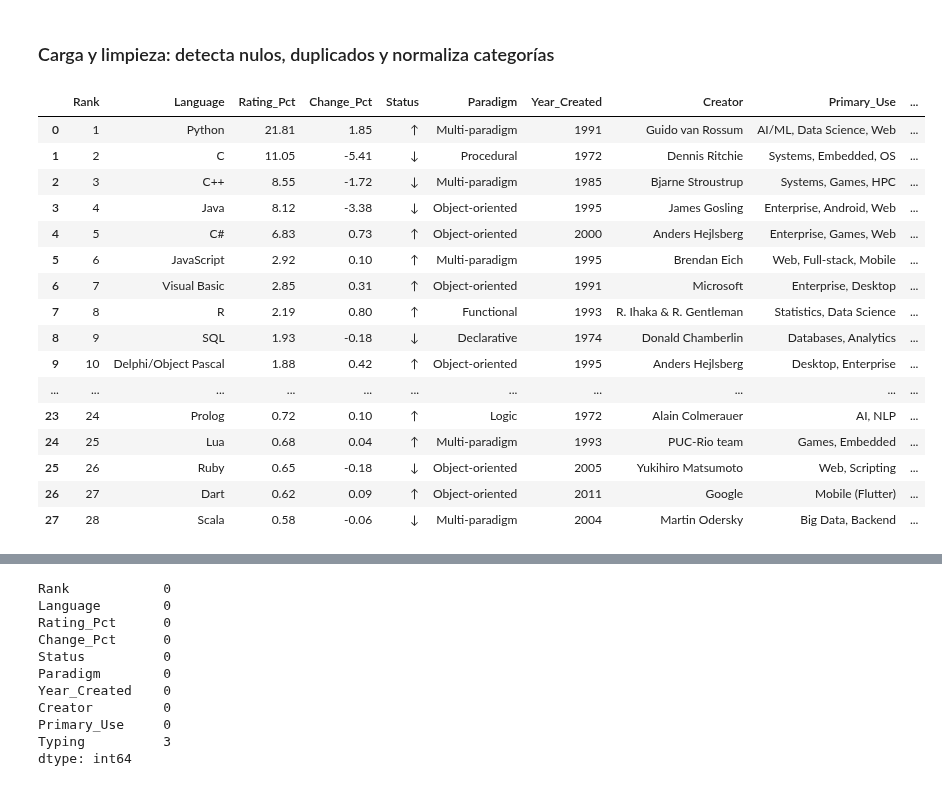
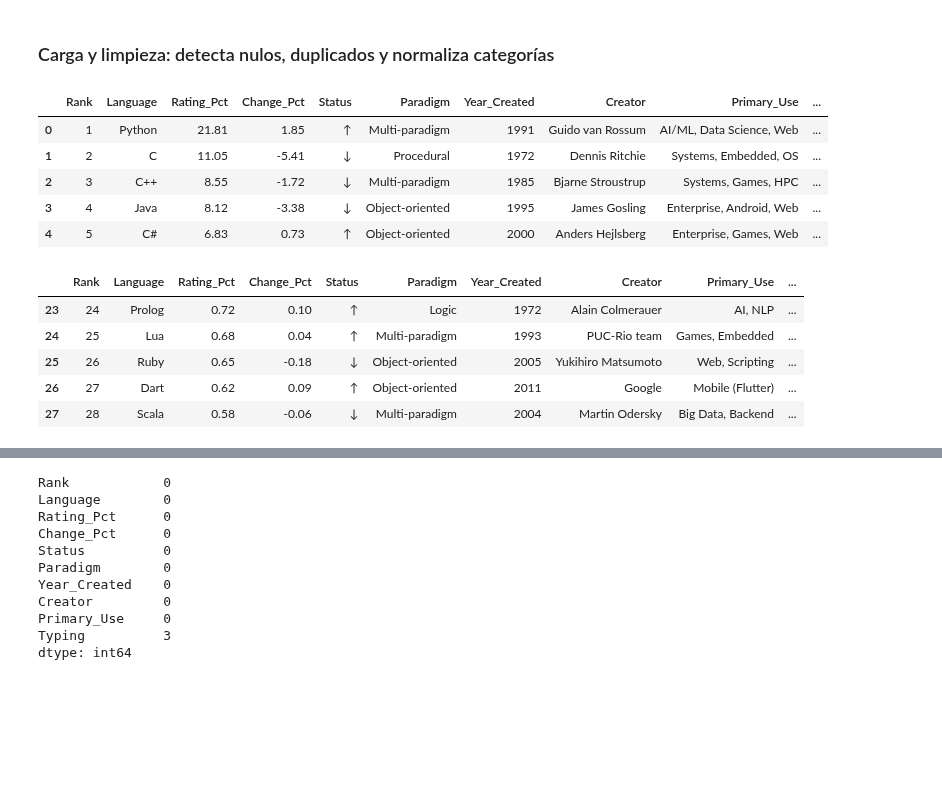
Before and after one commit to ppandomail/lp, a Jupyter notebook: doc/01-intro.ipynb, the cells around one changed output, grey strips where cells are left out. Saved outputs shown, nothing was run; the diff lists cells and outputs as text; code cells hidden in the pictures; blank space fills up the shorter version.

```diff
--- a/doc/01-intro.ipynb
+++ b/doc/01-intro.ipynb
@@ -288,22 +288,20 @@ import matplotlib.pyplot as plt
 ### Carga y limpieza: detecta nulos, duplicados y normaliza categorías
 # %%
 df = pd.read_csv('tiobe_index_feb_2026.csv')
-df
+df.head()
 # %% [output]
 |  | Rank | Language | Rating_Pct | Change_Pct | Status | Paradigm | Year_Created | Creator | Primary_Use | ... |
 | 0 | 1 | Python | 21.81 | 1.85 | ↑ | Multi-paradigm | 1991 | Guido van Rossum | AI/ML, Data Science, Web | ... |
 | 1 | 2 | C | 11.05 | -5.41 | ↓ | Procedural | 1972 | Dennis Ritchie | Systems, Embedded, OS | ... |
 | 2 | 3 | C++ | 8.55 | -1.72 | ↓ | Multi-paradigm | 1985 | Bjarne Stroustrup | Systems, Games, HPC | ... |
 | 3 | 4 | Java | 8.12 | -3.38 | ↓ | Object-oriented | 1995 | James Gosling | Enterprise, Android, Web | ... |
 | 4 | 5 | C# | 6.83 | 0.73 | ↑ | Object-oriented | 2000 | Anders Hejlsberg | Enterprise, Games, Web | ... |
-| 5 | 6 | JavaScript | 2.92 | 0.10 | ↑ | Multi-paradigm | 1995 | Brendan Eich | Web, Full-stack, Mobile | ... |
-| 6 | 7 | Visual Basic | 2.85 | 0.31 | ↑ | Object-oriented | 1991 | Microsoft | Enterprise, Desktop | ... |
-| 7 | 8 | R | 2.19 | 0.80 | ↑ | Functional | 1993 | R. Ihaka & R. Gentleman | Statistics, Data Science | ... |
-| 8 | 9 | SQL | 1.93 | -0.18 | ↓ | Declarative | 1974 | Donald Chamberlin | Databases, Analytics | ... |
-| 9 | 10 | Delphi/Object Pascal | 1.88 | 0.42 | ↑ | Object-oriented | 1995 | Anders Hejlsberg | Desktop, Enterprise | ... |
-| ... | ... | ... | ... | ... | ... | ... | ... | ... | ... | ... |
-| 23 | 24 | Prolog | 0.72 | 0.10 | ↑ | Logic | 1972 | Alain Colmerauer | AI, NLP | ... |
-| 24 | 25 | Lua | 0.68 | 0.04 | ↑ | Multi-paradigm | 1993 | PUC-Rio team | Games, Embedded | ... |
-| 25 | 26 | Ruby | 0.65 | -0.18 | ↓ | Object-oriented | 2005 | Yukihiro Matsumoto | Web, Scripting | ... |
-| 26 | 27 | Dart | 0.62 | 0.09 | ↑ | Object-oriented | 2011 | Google | Mobile (Flutter) | ... |
-| 27 | 28 | Scala | 0.58 | -0.06 | ↓ | Multi-paradigm | 2004 | Martin Odersky | Big Data, Backend | ... |
+# %%
+df.tail()
+# %% [output]
+|  | Rank | Language | Rating_Pct | Change_Pct | Status | Paradigm | Year_Created | Creator | Primary_Use | ... |
+| 23 | 24 | Prolog | 0.72 | 0.10 | ↑ | Logic | 1972 | Alain Colmerauer | AI, NLP | ... |
+| 24 | 25 | Lua | 0.68 | 0.04 | ↑ | Multi-paradigm | 1993 | PUC-Rio team | Games, Embedded | ... |
+| 25 | 26 | Ruby | 0.65 | -0.18 | ↓ | Object-oriented | 2005 | Yukihiro Matsumoto | Web, Scripting | ... |
+| 26 | 27 | Dart | 0.62 | 0.09 | ↑ | Object-oriented | 2011 | Google | Mobile (Flutter) | ... |
+| 27 | 28 | Scala | 0.58 | -0.06 | ↓ | Multi-paradigm | 2004 | Martin Odersky | Big Data, Backend | ... |
```
Also changed, not shown: parts of 7 cells of this notebook, 7 other files.
